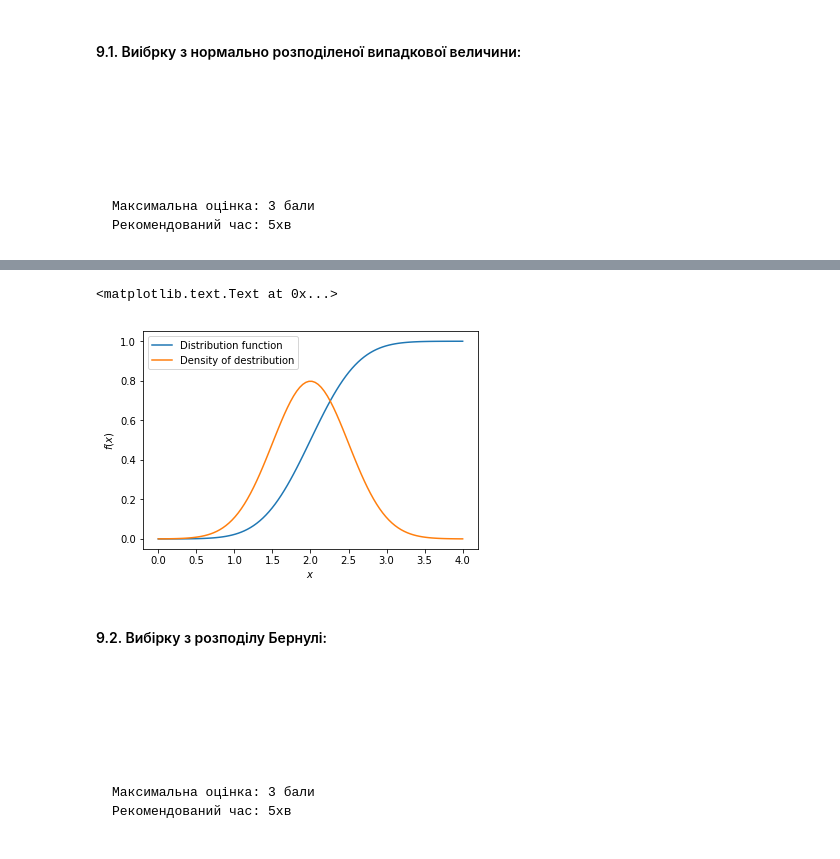
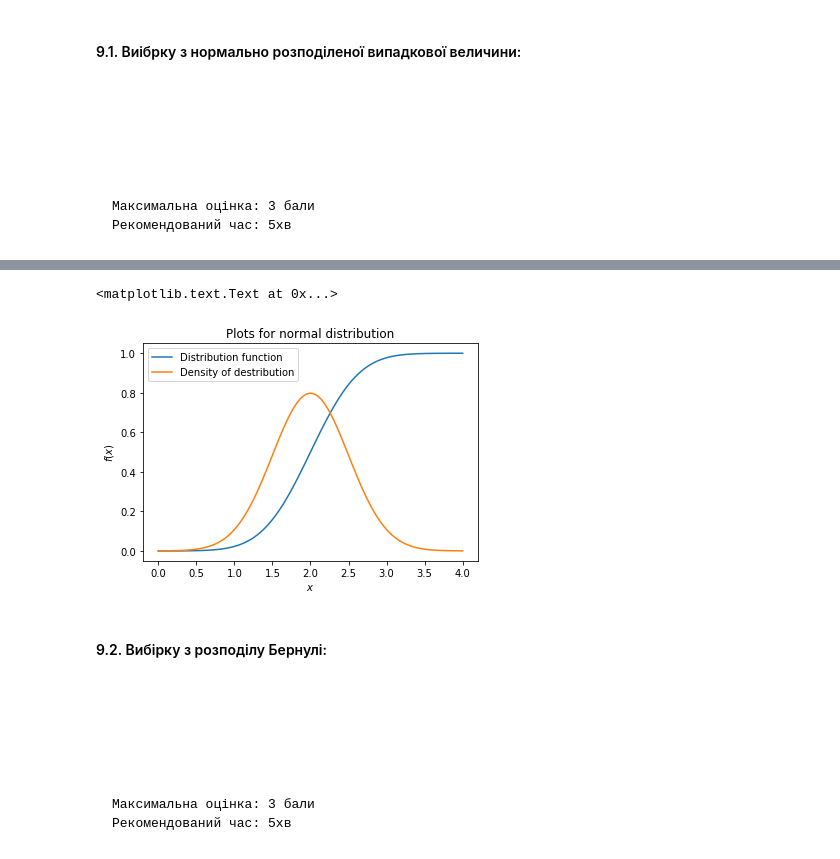
Before and after one commit to svt217/roots, a Jupyter notebook: DataRoot_Test.ipynb, the cells around one changed output, grey strips where cells are left out. Cells and saved outputs as stored; diff of their text form; code cells hidden in the pictures.

````diff
--- a/DataRoot_Test.ipynb
+++ b/DataRoot_Test.ipynb
@@ -467,21 +579,22 @@ array([ 2.0093579 ,  2.3744869 ,  2.30046475,  1.8377881 ,  1.68600509,
 # %%
 #plot of distribution function:
 x = np.linspace(0,4,100)
 cdf = norm_rv.cdf(x)
 plt.plot(x, cdf, label="Distribution function")
 plt.ylabel('$F(x)$')
 plt.xlabel('$x$')
 
 #density:
 x = np.linspace(0,4,100)
 pdf = norm_rv.pdf(x)
 plt.plot(x, pdf, label="Density of destribution")
 plt.legend()
+plt.title("Plots for normal distribution")
 plt.ylabel('$f(x)$')
 plt.xlabel('$x$')
 # %% [output]
 <matplotlib.text.Text at 0x...>
-[figure, old version]
+[figure, new version]
 # %% [markdown]
 #### 9.2. Вибірку з розподілу Бернулі:
 ```
````
Also changed, not shown: parts of 25 cells of this notebook.
